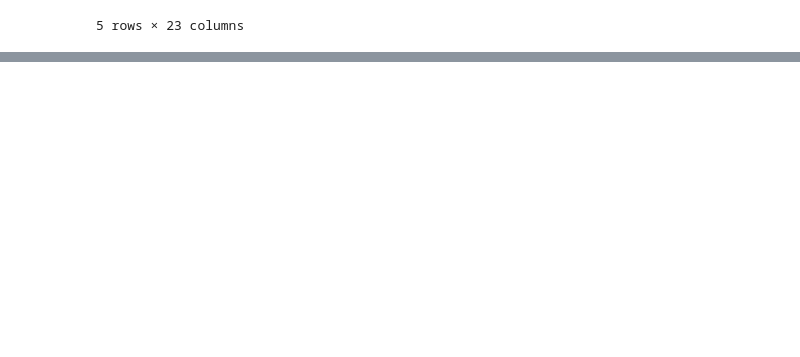
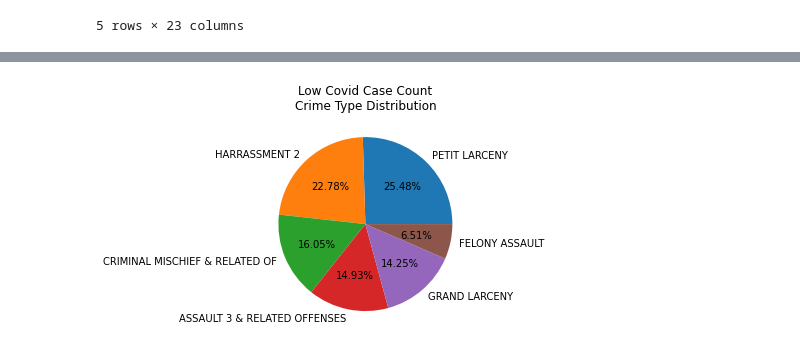
Before and after one commit to canamasc/Covid-Trends-VS-ATL-Crime, a Jupyter notebook: NYC_Crime_COVID.ipynb, the cells around one changed output, grey strips where cells are left out. Drawn from its saved outputs; the diff is of its cells as text; code cells hidden in the pictures; blank space fills up the shorter version.

```diff
--- a/NYC_Crime_COVID.ipynb
+++ b/NYC_Crime_COVID.ipynb
@@ -545,0 +304,12 @@ fig
+# %%
+# pie charts for crime type - low date
+
+temp1_df = NYC_df.loc[NYC_df["DATE"]=="9/4/2020"]
+
+
+crime_distib = temp1_df['OFNS_DESC'].value_counts().head(6)
+crime_distib.plot.pie(title='Low Covid Case Count\nCrime Type Distribution', legend = False, autopct="%1.2f%%")
+plt.ylabel(" ")
+plt.savefig("Crime_Distribution1.png")
+# %% [output]
+[figure, added]
```
Also changed, not shown: parts of 53 cells of this notebook, 3 other files.
